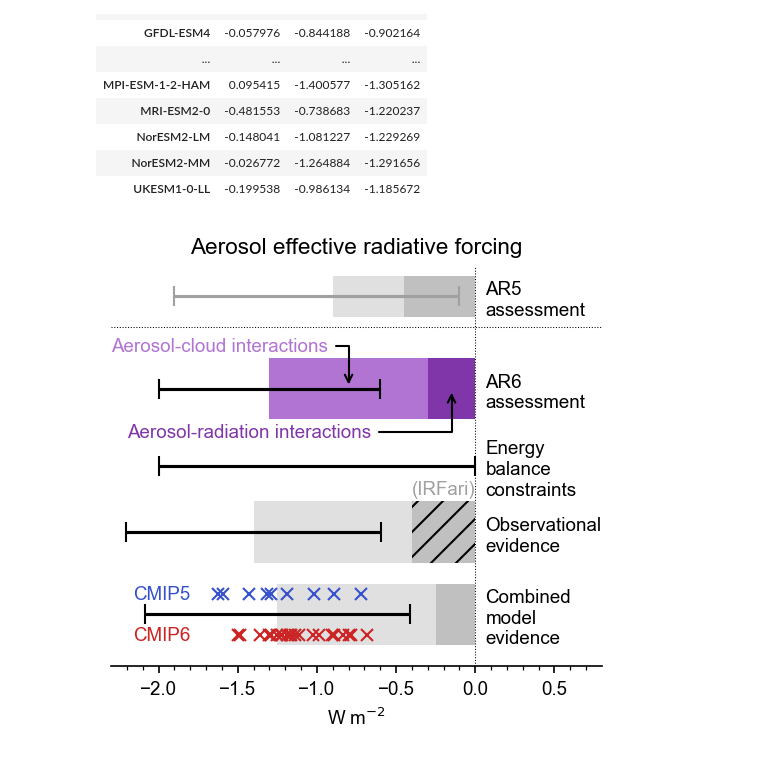
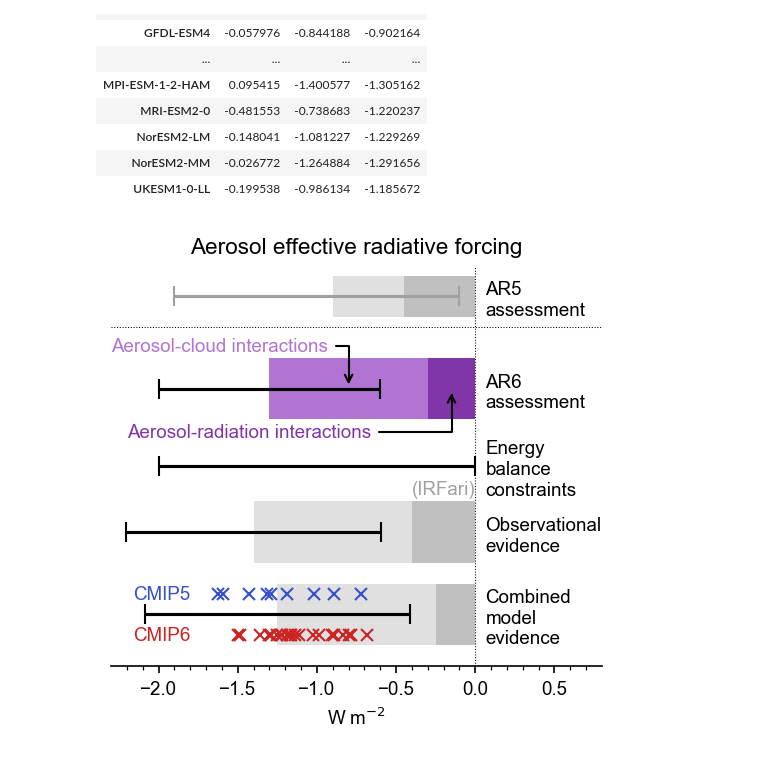
Before and after one commit to chrisroadmap/ar6, a Jupyter notebook: notebooks/060_chapter7_fig7.5.ipynb, the cells around one changed output. Cells and saved outputs as stored; diff of their text form; code cells hidden in the pictures.

```diff
--- a/notebooks/060_chapter7_fig7.5.ipynb
+++ b/notebooks/060_chapter7_fig7.5.ipynb
@@ -88,7 +88,8 @@ colors_erfari = {
     'orange': '#ec9c2e',
     'green': '#327f51',
     'purple': '#8036a8',
-    'grey': '#c0c0c0'
+    'grey': '#c0c0c0',
+    'aerosol': '#66665f'
 }
 
 # as above with 30% added to lightness
@@ -101,7 +102,8 @@ colors_erfaci = {
     'orange': '#f8deb9',
     'green': '#7ecd9e',
     'purple': '#b174d2',
-    'grey': '#e0e0e0'
+    'grey': '#e0e0e0',
+    'aerosol': '#9b9b92'
 }
 
 fig, ax1 = pl.subplots()
@@ -144,7 +146,7 @@ ax1.text(-1.8, 0.2, 'CMIP5', color='#3751cc', ha='right', va='center')
 ax1.text(-1.8, -0.2, 'CMIP6', color='#cc2323', ha='right', va='center')
 
 # Observations
-ax1.barh(0.8, obs_erfari, height=0.6, color=colors_erfari['grey'], hatch='//')
+ax1.barh(0.8, obs_erfari, height=0.6, color=colors_erfari['grey'], hatch=None)
 ax1.barh(0.8, obs_erfaci, height=0.6, left=obs_erfari, color=colors_erfaci['grey'], xerr=obs_total_u90, capsize=5)
 ax1.text(-0.2, 1.13, '(IRFari)', ha='center', va='bottom', color='#a0a0a0')
 
@@ -176,31 +178,31 @@ ax1.annotate(
 )
 
 # divider
 ax1.axhline(2.8, ls=':', lw=0.5, color='k')
 
 ## plot AR5 ranges
 ax1.barh(3.1, ar5_erfari, height=0.4, color=colors_erfari['grey'])
 ax1.barh(3.1, ar5_erfaci, height=0.4, left=ar5_erfari, color=colors_erfaci['grey'],
          xerr=np.array([ar5_total-ar5_total_pc05, ar5_total_pc95-ar5_total]).reshape(2,1), capsize=5, error_kw=dict(ecolor='#a0a0a0'))
 ax1.get_yticklabels()[-1].set_color('#c0c0c0')
 
 ax1.tick_params(axis='y', which='both', left=False, right=False)
 ax1.spines['left'].set_visible(False)
 ax1.spines['right'].set_visible(False)
 ax1.spines['top'].set_visible(False)
 ax1.yaxis.set_label_position("right")
 ax1.yaxis.tick_right()
 
 ax1.set_ylim(-0.5,3.4)
 ax1.set_xlim(-2.3,0.8)
 ax1.axvline(0, color='k', lw=0.5, ls=':')
 ax1.set_yticks([0.0, 0.8, 1.45, 2.2, 3.1])
 ax1.set_yticklabels(['Combined\nmodel\nevidence', 'Observational\nevidence', 'Energy\nbalance\nconstraints', 'AR6\nassessment', 'AR5\nassessment'])
 ax1.set_xlabel('W m$^{-2}$')
 ax1.set_title('Aerosol effective radiative forcing')
 
 pl.tight_layout()
 pl.savefig('../figures/fig7.5.png', dpi=300)
 pl.savefig('../figures/fig7.5.pdf')
 # %% [output]
-[figure, old version]
+[figure, new version]
```
Also changed, not shown: 6 other files.
